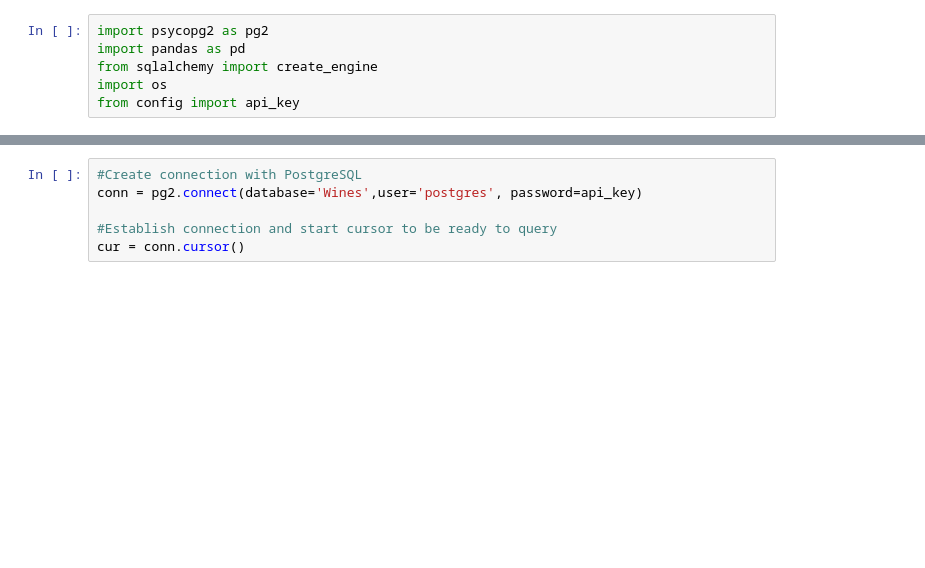
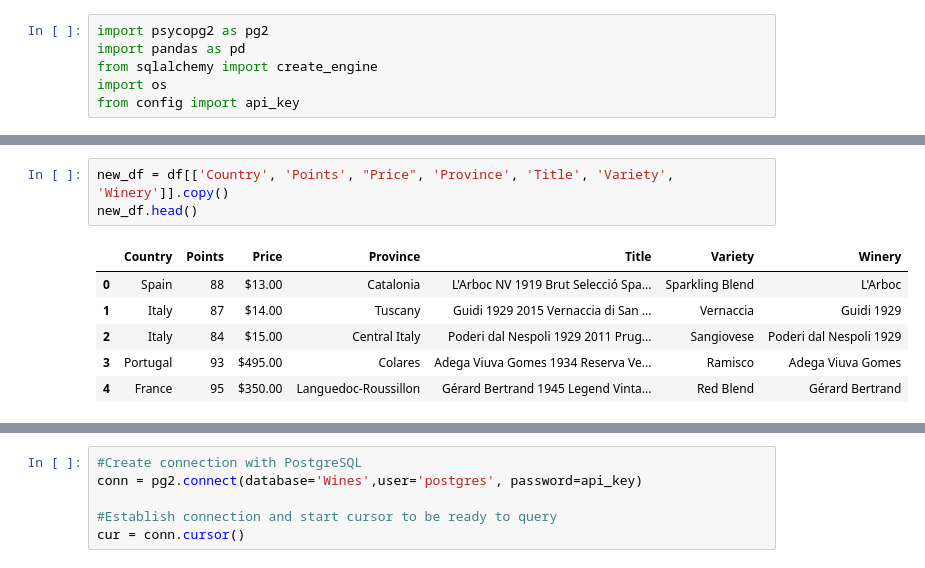
Before and after one commit to HopeNeely/ETL_Project, a Jupyter notebook: Wines.ipynb, the cells around one changed output, grey strips where cells are left out. Saved outputs shown, nothing was run; the diff lists cells and outputs as text; blank space fills up the shorter version.

```diff
--- a/Wines.ipynb
+++ b/Wines.ipynb
@@ -6,0 +24,10 @@ from config import api_key
+# %%
+new_df = df[['Country', 'Points', "Price", 'Province', 'Title', 'Variety', 'Winery']].copy()
+new_df.head()
+# %% [output]
+|  | Country | Points | Price | Province | Title | Variety | Winery |
+| 0 | Spain | 88 | $13.00 | Catalonia | L'Arboc NV 1919 Brut Selecció Spa... | Sparkling Blend | L'Arboc |
+| 1 | Italy | 87 | $14.00 | Tuscany | Guidi 1929 2015 Vernaccia di San ... | Vernaccia | Guidi 1929 |
+| 2 | Italy | 84 | $15.00 | Central Italy | Poderi dal Nespoli 1929 2011 Prug... | Sangiovese | Poderi dal Nespoli 1929 |
+| 3 | Portugal | 93 | $495.00 | Colares | Adega Viuva Gomes 1934 Reserva Ve... | Ramisco | Adega Viuva Gomes |
+| 4 | France | 95 | $350.00 | Languedoc-Roussillon | Gérard Bertrand 1945 Legend Vinta... | Red Blend | Gérard Bertrand |
```
Also changed, not shown: parts of 30 cells of this notebook, 1 other file.
